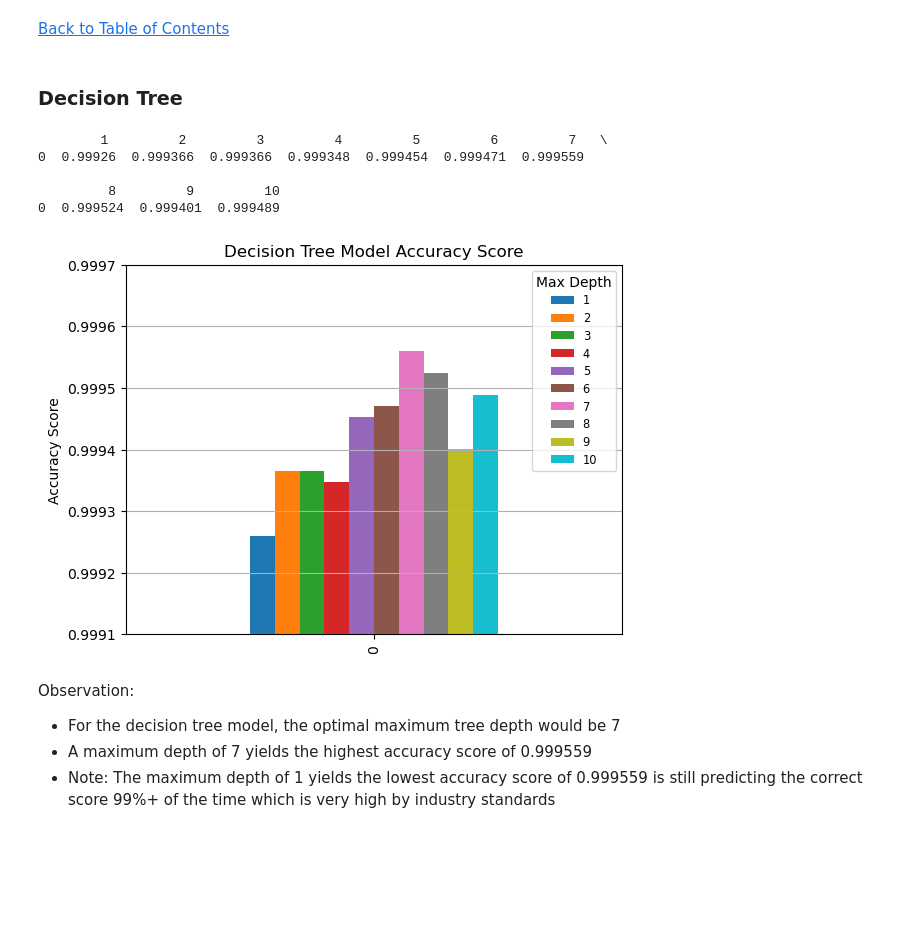
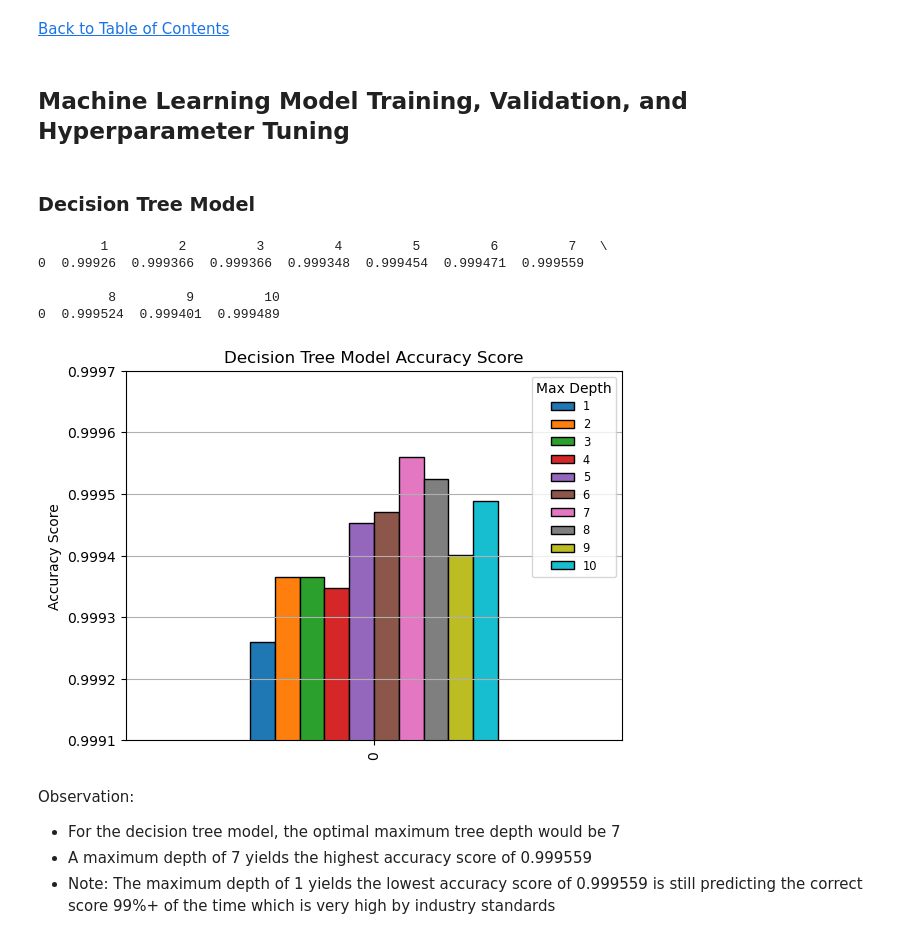
Before and after one commit to jasondo-da/Credit_Card_Fraud_Machine_Learning_Model, a Jupyter notebook: credit_card_fraud_analysis.ipynb, the cells around one changed output. Saved outputs shown, nothing was run; the diff lists cells and outputs as text; code cells hidden in the pictures; blank space fills up the shorter version.

```diff
--- a/credit_card_fraud_analysis.ipynb
+++ b/credit_card_fraud_analysis.ipynb
@@ -261,8 +245,10 @@ features_test = test.drop(['class'], axis=1)
 target_test = test['class']
 # %% [markdown]
 [Back to Table of Contents](#back)
+# %% [markdown]
+## Machine Learning Model Training, Validation, and Hyperparameter Tuning
 # %% [markdown]
-### Decision Tree
+### Decision Tree Model
 # %%
 # Creating a function that can calculate the accuracy score for a decision tree based on its max_depth parameter
 def dectree_func (depth):
@@ -291,17 +277,18 @@ print(dtree)
 0  0.999524  0.999401  0.999489
 # %%
 # Visualizing decision tree model accuracy score
-dtree.plot(kind='bar')
+dtree.plot(kind='bar',
+           edgecolor='black')
 plt.title('Decision Tree Model Accuracy Score')
 plt.ylim([0.9991, 0.9997])
 plt.ylabel('Accuracy Score')
 plt.legend(title='Max Depth',
            fontsize='8.25',
            loc='upper right')
 plt.grid(axis='y')
 plt.show()
 # %% [output]
-[figure, old version]
+[figure, new version]
 # %% [markdown]
 Observation:
 
```
Also changed, not shown: parts of 32 cells of this notebook.
